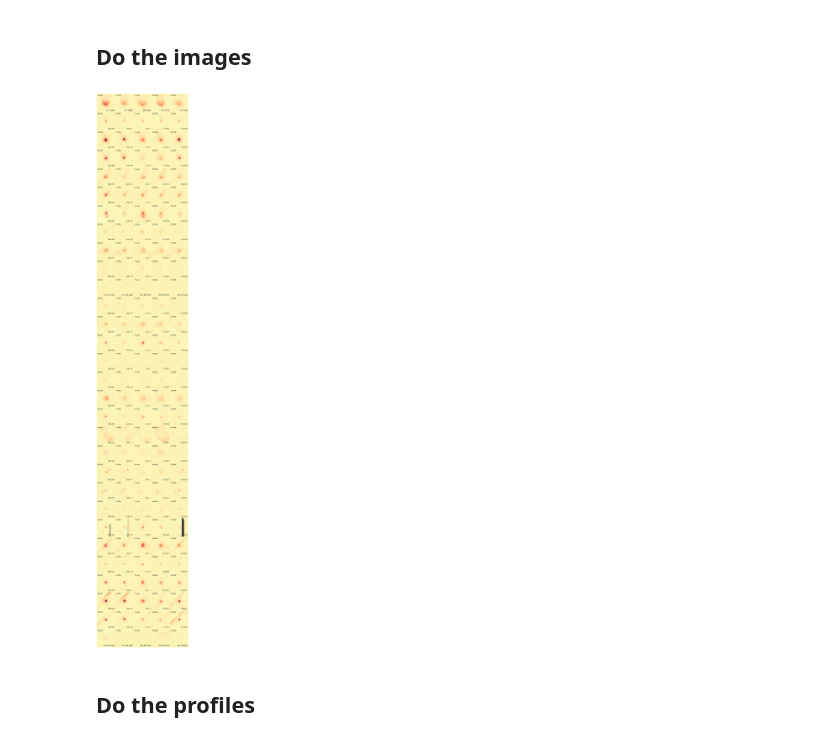
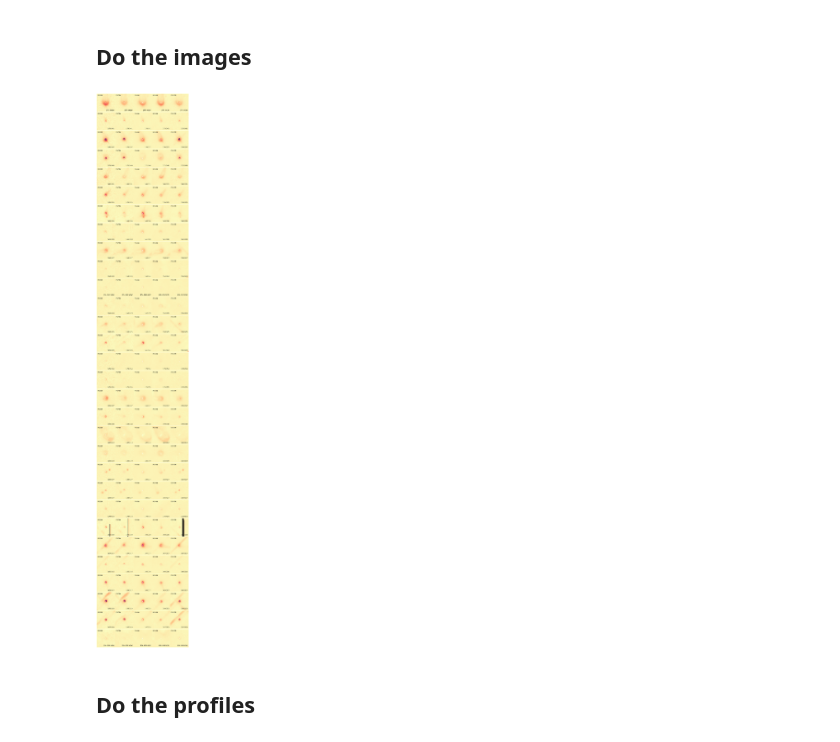
Before and after one commit to will-henney/neutral-proplyds, a Jupyter notebook: notebooks/02-all-proplyds-PC.ipynb, the cells around one changed output. Drawn from its saved outputs; the diff is of its cells as text; code cells hidden in the pictures.

```diff
--- a/notebooks/02-all-proplyds-PC.ipynb
+++ b/notebooks/02-all-proplyds-PC.ipynb
@@ -175,7 +175,7 @@ class ProplydCutout:
         self,
         r_out = 1.0 * u.arcsec,
         r_in = 0.1 * u.arcsec,
-        mu_min = -0.2,
+        mu_min = -0.0,
     ):
         cth = np.cos((self.pa - self.pa_star))
         self.mask = (self.r <= r_out) & ((cth >= mu_min) | (self.r <= r_in))
@@ -259,18 +268,21 @@ QTable length=30
 # %%
 nprops = len(source_table)
 ns = len(pcfilters)
 fig, axes = plt.subplots(nprops, ns, figsize=(3 * ns, 3 * nprops))
 for j, row in enumerate(source_table):
     for i, fname in enumerate(pcfilters):
         ax = axes[j, i]
         ax.imshow(row[fname].image**0.5, vmin=0.8, vmax=10, cmap="magma_r", origin='lower')
         ax.text(0.05, 0.95, fname.upper(), transform=ax.transAxes, va="top", ha="left")
         ax.text(0.95, 0.05, row["Name"], transform=ax.transAxes, va="bottom", ha="right")
+        p = row[fname]
+        xp, yp = p.center.to_pixel(p.wcs)
+        ax.scatter(xp, yp, color="w", marker="+", s=50)
         ax.set(xticks=[], yticks=[])
 sns.despine(left=True, bottom=True)
-fig.tight_layout(pad=0, h_pad=0, w_pad=0)
+fig.tight_layout(pad=0, h_pad=0.1, w_pad=0.1)
 # %% [output]
-[figure, old version]
+[figure, new version]
 # %% [markdown]
 ## Do the profiles
 # %%
```
Also changed, not shown: parts of 9 cells of this notebook, 1 other file.
